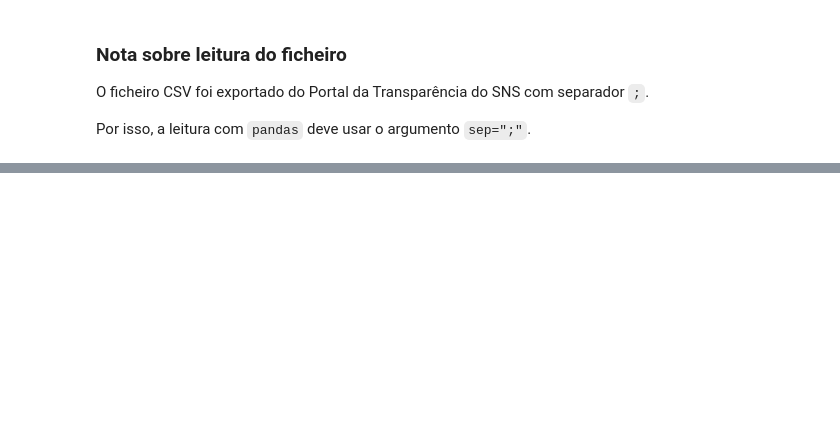
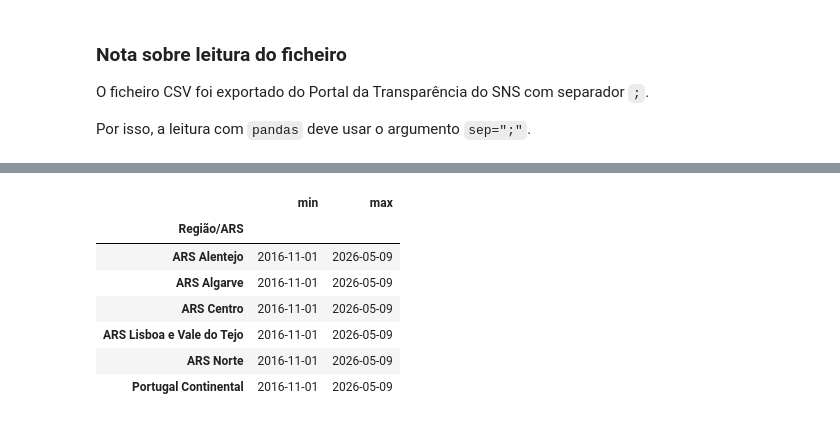
Before and after one commit to ivomargarido/ed-crowding-sns-portugal, a Jupyter notebook: notebooks/01_eda_monitorizacao_urgencias_sns.ipynb, the cells around one changed output, grey strips where cells are left out. Saved outputs shown, nothing was run; the diff lists cells and outputs as text; code cells hidden in the pictures; blank space fills up the shorter version.

```diff
--- a/notebooks/01_eda_monitorizacao_urgencias_sns.ipynb
+++ b/notebooks/01_eda_monitorizacao_urgencias_sns.ipynb
@@ -75,0 +144,12 @@ Por isso, a leitura com `pandas` deve usar o argumento `sep=";"`.
+# %%
+# Período min e máximo por região/ars
+df_main.groupby('Região/ARS')['Período'].agg(['min', 'max'])
+# %% [output]
+|  | min | max |
+| Região/ARS |  |  |
+| ARS Alentejo | 2016-11-01 | 2026-05-09 |
+| ARS Algarve | 2016-11-01 | 2026-05-09 |
+| ARS Centro | 2016-11-01 | 2026-05-09 |
+| ARS Lisboa e Vale do Tejo | 2016-11-01 | 2026-05-09 |
+| ARS Norte | 2016-11-01 | 2026-05-09 |
+| Portugal Continental | 2016-11-01 | 2026-05-09 |
```
Also changed, not shown: parts of 17 cells of this notebook.
